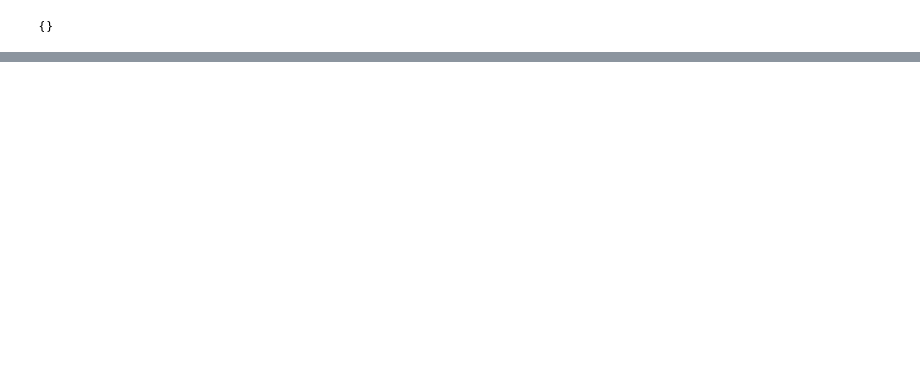
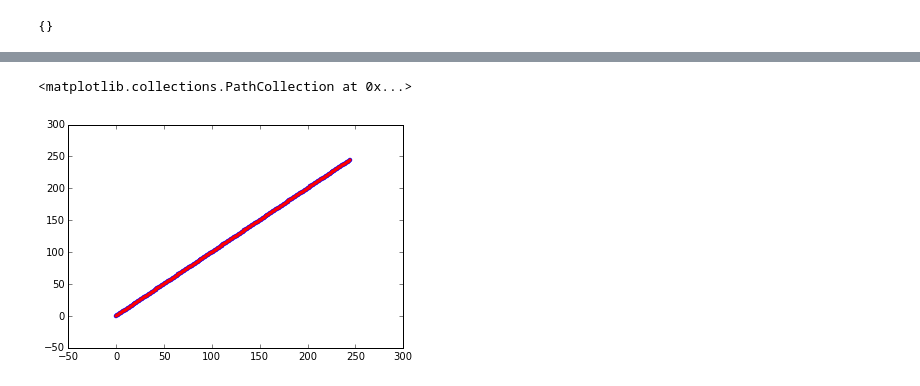
Before and after one commit to Carreau/difflib2.py, a Jupyter notebook: examples/MatchGroups.ipynb, the cells around one changed output, grey strips where cells are left out. Cells and saved outputs as stored; diff of their text form; code cells hidden in the pictures; blank space fills up the shorter version.

```diff
--- a/examples/MatchGroups.ipynb
+++ b/examples/MatchGroups.ipynb
@@ -18,7 +16,7 @@ def unfold(lcs):
         val = lcs[0]
         lcs =lcs[1]
         ll.append(val)
-    return list(reversed(ll))
+    return tuple(reversed(ll))
 ulcs = unfold(lcs)
 ulcs
 # %% [output]
@@ -176,0 +275,7 @@ Counter({'c': 1, 'a': 1, 'b': 1})
+# %%
+fs1 = !git show HEAD~2:examples/MatchGroups.ipynb
+fs2 = !git show HEAD~1:examples/MatchGroups.ipynb
+# %%
+ss1 = set(fs1)
+ss2 = set(fs2)
+us = ss1.intersection(ss2)
@@ -176,0 +286,23 @@ Counter({'c': 1, 'a': 1, 'b': 1})
+# %%
+def lcsc2(fs1,fs2):
+    """ optimise by removing non-common seq """
+    ss1 = set(fs1)
+    ss2 = set(fs2)
+    us = ss1.intersection(ss2)
+    s1m,seq1 = tuple(zip(*((ii,_) for ii,_ in enumerate(fs1) if _ in us)))
+    s2m,seq2 = tuple(zip(*((ii,_) for ii,_ in enumerate(fs2) if _ in us)))
+    delta = -1
+    for ca,cb in zip(seq1,seq2):
+        if ca==cb:
+            delta=delta+1
+        else:
+            break
+    seq1,seq2 = seq1[delta:],seq2[delta:]
+    length, back_index =  _get_lcs_cut2(seq1,seq2)
+    back_index = unfold(back_index)
+    lenght = length+delta
+    bi = map(lambda x:(x[0]+delta,x[1]+delta), back_index)
+    back_index = [(i,i) for i in range(delta)]
+    back_index.extend(bi)
+
+    return length, list(map(lambda x:(s1m[x[0]],s2m[x[1]]),back_index ))
@@ -176,0 +327,6 @@ Counter({'c': 1, 'a': 1, 'b': 1})
+# %%
+scatter(*tuple(zip(*unfold(_get_lcs_cut2(fs1,fs2)[1]))),linewidths=0)
+scatter(  *tuple(zip(*lcsc2(fs1,fs2)[1])),c='red', linewidths=0, s=10)
+# %% [output]
+<matplotlib.collections.PathCollection at 0x...>
+[figure, added]
```
Also changed, not shown: parts of 33 cells of this notebook.
